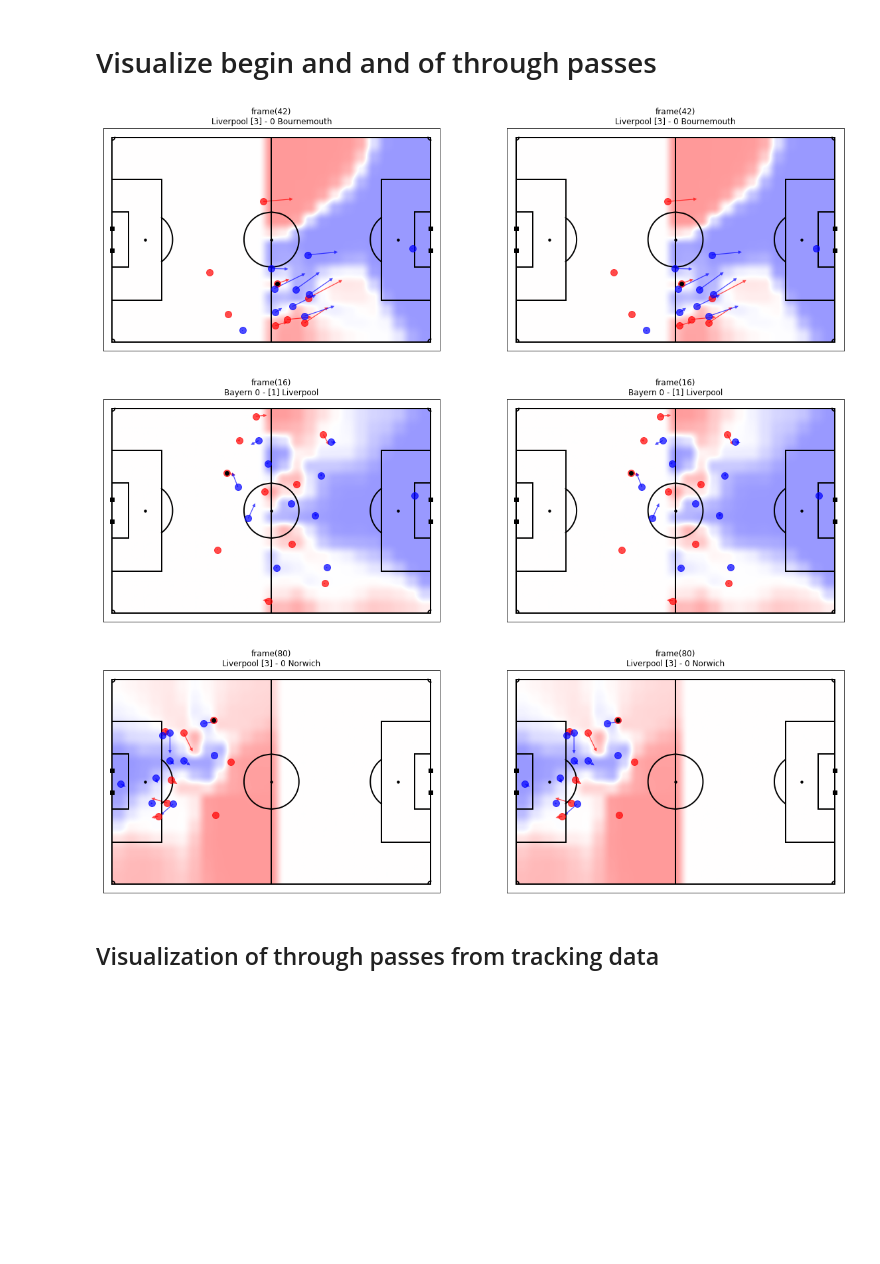
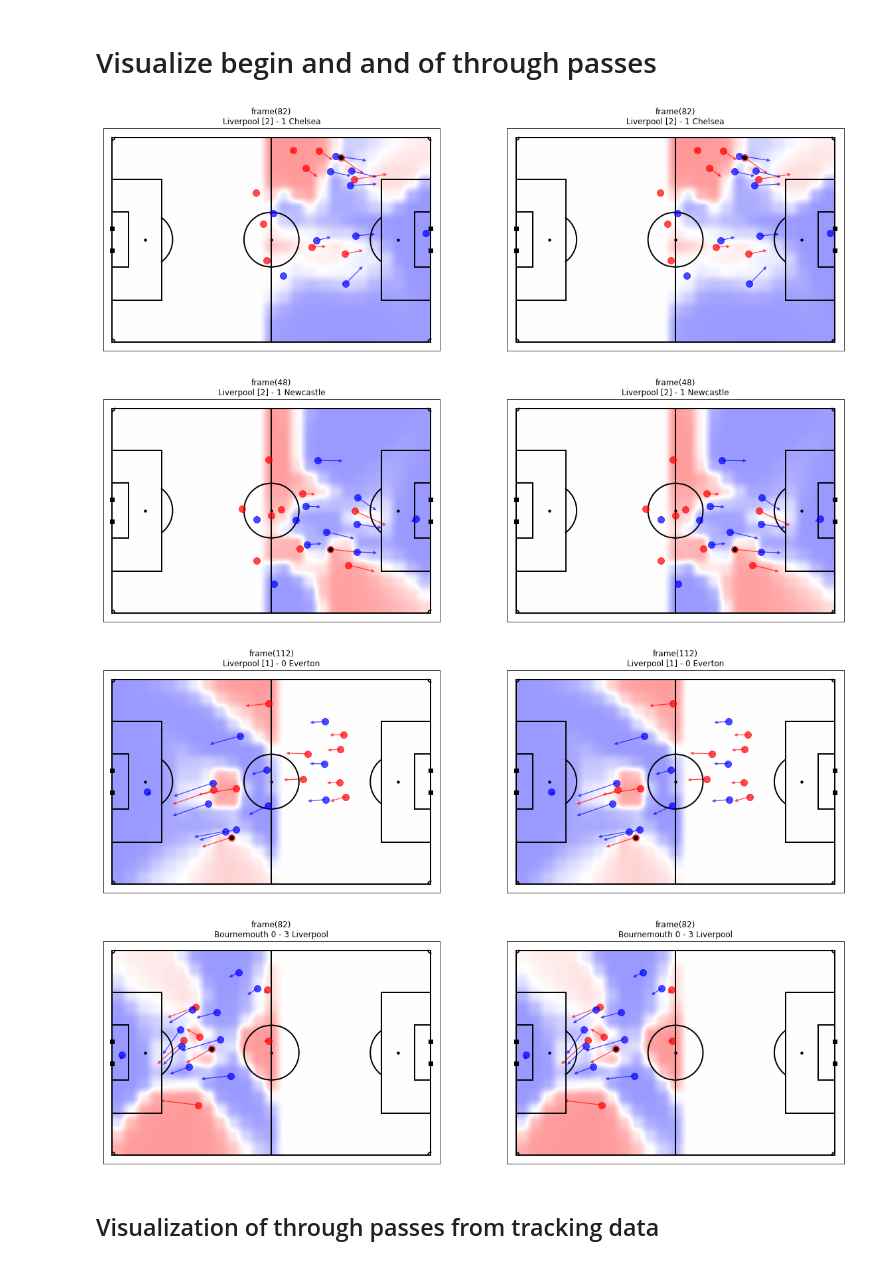
Before and after one commit to flijer/LaurieOnTracking, a Jupyter notebook: liverpool fc/Liverpool Report.ipynb, the cells around one changed output. Cells and saved outputs as stored; diff of their text form; code cells hidden in the pictures; blank space fills up the shorter version.

```diff
--- a/liverpool fc/Liverpool Report.ipynb
+++ b/liverpool fc/Liverpool Report.ipynb
@@ -1122,37 +1120,38 @@ for id_, row in custom_event_data_df[(custom_event_data_df.isThroughPass)][:].it
 # %%
 param1 = default_model_params()#defense
 param2 = default_model_params()#offense
-param1['max_player_speed']=5
-params2['max_player_speed'] = 9 #change speed for liverpool
-for id, row in custom_event_data_df[(custom_event_data_df.isThroughPass)&(custom_event_data_df.isLongPass)][0:3].iterrows():
+# param1['max_player_speed']=5
+params2['max_player_speed'] = 6 #change speed for liverpool
+for id, row in custom_event_data_df[(custom_event_data_df.isThroughPass)&(custom_event_data_df.isLongPass)][3:].iterrows():
 
 
     play_df = data_test[data_test['play'] == row['play']]
     tracking_attack = play_df[play_df['team'] == 'attack']
     tracking_defense = play_df[play_df['team'] == 'defense']
 
     fig, axes = plt.subplots(nrows=1, ncols=2, figsize=(20,20))
     counter = 0
     frame = row['from_frame']
 #     for frame in [row['from_frame'],row['to_frame']]:
     for params in [[param1,param1],[param1,param2]]:#[row['from_frame'],row['to_frame']]:
 
         axes[counter].set_title('frame({})\n{}'.format(frame,row['play']))
         PPCF, xgrid, ygrid = generate_pitch_control_for_frame(frame,row['attack_direction'], tracking_attack, tracking_defense, params[0], params[1],
                                                                  field_dimen=(106., 68.,), n_grid_cells_x=25)
         # plot pitch control surface
         plot_pitch(ax= axes[counter],field_color='white')
         plot_frame(tracking_attack[tracking_attack['frame'] == frame], tracking_defense[tracking_defense['frame'] == frame],
                    figax=(fig, axes[counter]), include_player_velocities=True)
 
         cmap = 'bwr'
         axes[counter].imshow(np.flipud(PPCF), extent=(np.amin(xgrid), np.amax(xgrid), np.amin(ygrid), np.amax(ygrid)),
                   interpolation='hanning', vmin=0.0, vmax=1.0, cmap=cmap, alpha=0.4)
         counter = counter +1
 # %% [output]
-[figure, old version]
+[figure, new version]
-[figure, old version]
+[figure, new version]
-[figure, old version]
+[figure, new version]
+[figure, added]
 # %% [markdown]
 ## Visualization of through passes from tracking data
 # %%
```
Also changed, not shown: parts of 2 cells of this notebook, 4 other files.
